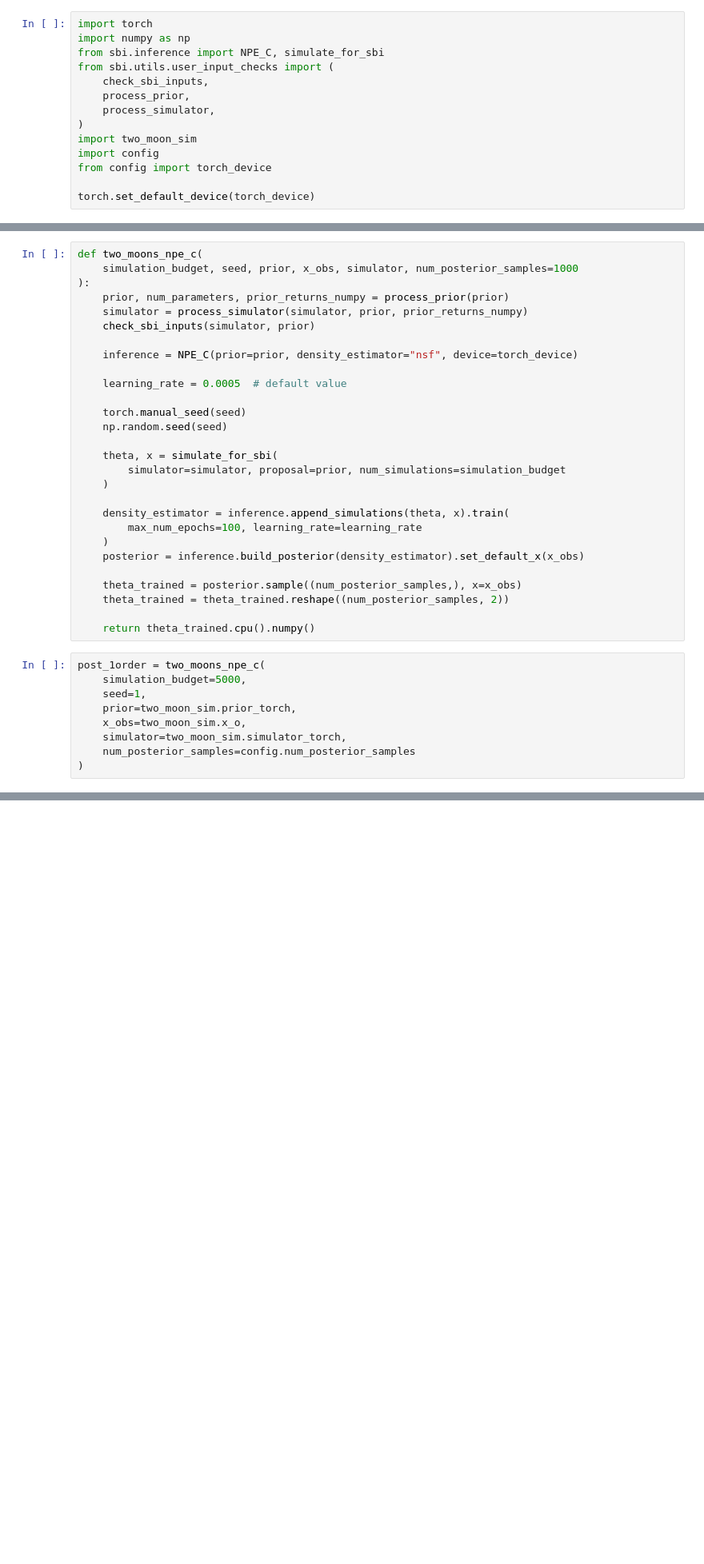
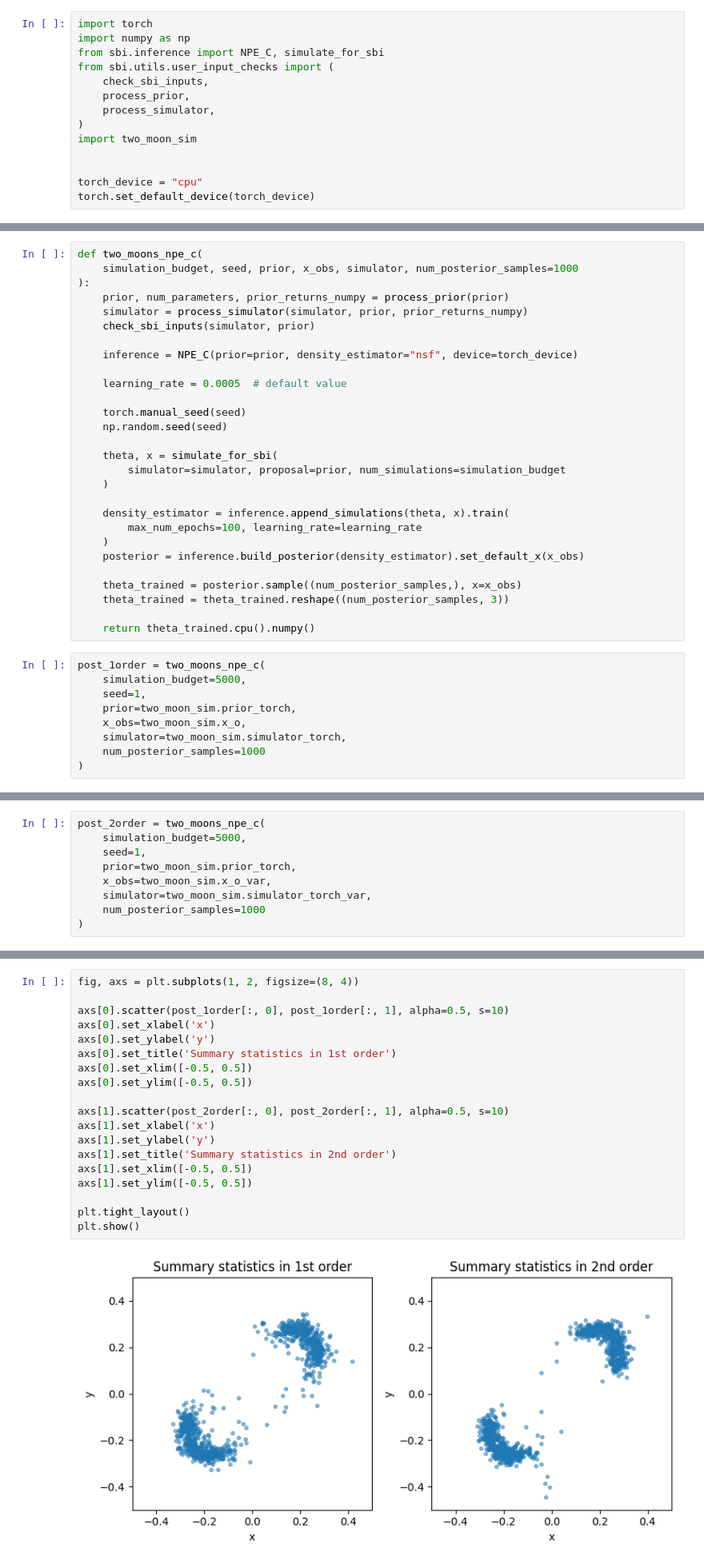
Before and after one commit to haochu-liu/likelihood-free, a Jupyter notebook: python/two_moons_var/two_moons_var.ipynb, the cells around one changed output, grey strips where cells are left out. Shown at 80% size. Cells and saved outputs as stored; diff of their text form; blank space fills up the shorter version.

Commit message:
two moon var notebook

```diff
--- a/python/two_moons_var/two_moons_var.ipynb
+++ b/python/two_moons_var/two_moons_var.ipynb
@@ -8,9 +8,9 @@ from sbi.utils.user_input_checks import (
     process_simulator,
 )
 import two_moon_sim
-import config
-from config import torch_device
 
+
+torch_device = "cpu"
 torch.set_default_device(torch_device)
 # %% [output]
 WARNING (pytensor.configdefaults): g++ not available, if using conda: `conda install gxx`
@@ -40,7 +40,7 @@ def two_moons_npe_c(
     posterior = inference.build_posterior(density_estimator).set_default_x(x_obs)
 
     theta_trained = posterior.sample((num_posterior_samples,), x=x_obs)
-    theta_trained = theta_trained.reshape((num_posterior_samples, 2))
+    theta_trained = theta_trained.reshape((num_posterior_samples, 3))
 
     return theta_trained.cpu().numpy()
 # %%
@@ -50,5 +50,5 @@ post_1order = two_moons_npe_c(
     prior=two_moon_sim.prior_torch,
     x_obs=two_moon_sim.x_o,
     simulator=two_moon_sim.simulator_torch,
-    num_posterior_samples=config.num_posterior_samples
+    num_posterior_samples=1000
 )
@@ -54,0 +73,9 @@ post_1order = two_moons_npe_c(
+# %%
+post_2order = two_moons_npe_c(
+    simulation_budget=5000,
+    seed=1,
+    prior=two_moon_sim.prior_torch,
+    x_obs=two_moon_sim.x_o_var,
+    simulator=two_moon_sim.simulator_torch_var,
+    num_posterior_samples=1000
+)
@@ -54,0 +97,21 @@ post_1order = two_moons_npe_c(
+# %%
+fig, axs = plt.subplots(1, 2, figsize=(8, 4))
+
+axs[0].scatter(post_1order[:, 0], post_1order[:, 1], alpha=0.5, s=10)
+axs[0].set_xlabel('x')
+axs[0].set_ylabel('y')
+axs[0].set_title('Summary statistics in 1st order')
+axs[0].set_xlim([-0.5, 0.5])
+axs[0].set_ylim([-0.5, 0.5])
+
+axs[1].scatter(post_2order[:, 0], post_2order[:, 1], alpha=0.5, s=10)
+axs[1].set_xlabel('x')
+axs[1].set_ylabel('y')
+axs[1].set_title('Summary statistics in 2nd order')
+axs[1].set_xlim([-0.5, 0.5])
+axs[1].set_ylim([-0.5, 0.5])
+
+plt.tight_layout()
+plt.show()
+# %% [output]
+[figure, added]
```
Also changed, not shown: parts of 5 cells of this notebook, 3 other files.
